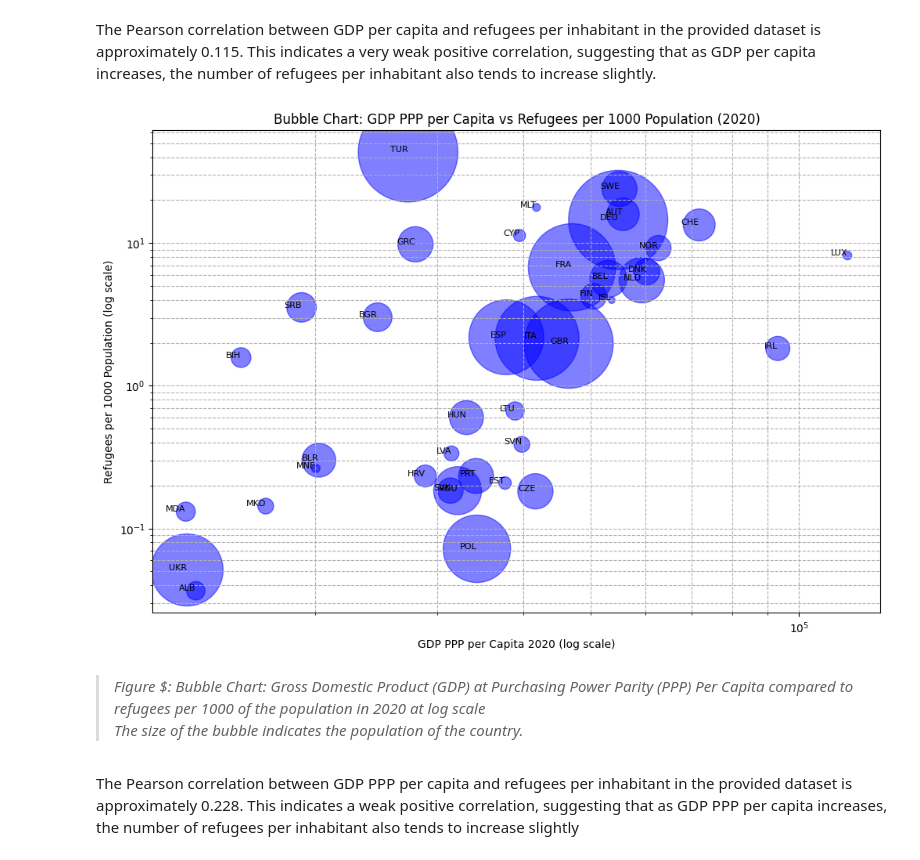
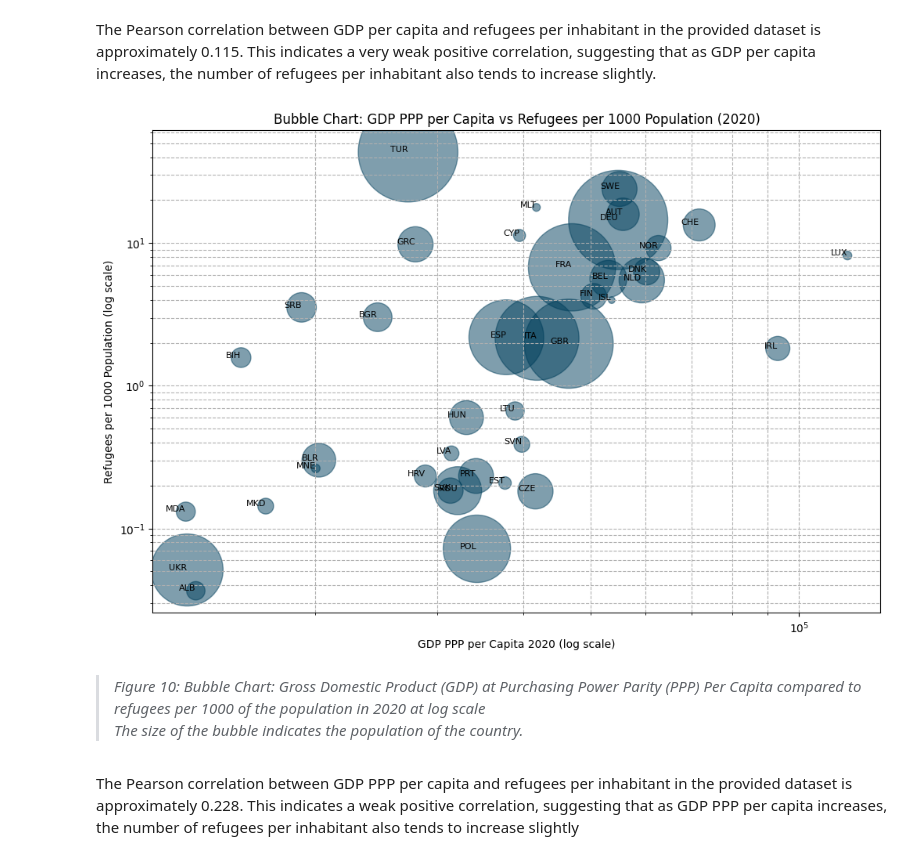
Before and after one commit to Nand-uva/InfoVis, a Jupyter notebook: _sources/docs/notebook.ipynb, the cells around one changed output. Cells and saved outputs as stored; diff of their text form; code cells hidden in the pictures.

```diff
--- a/_sources/docs/notebook.ipynb
+++ b/_sources/docs/notebook.ipynb
@@ -402,37 +414,37 @@ The Pearson correlation between GDP per capita and refugees per inhabitant in th
 # %%
 file_path = 'DataSets/GDP_PPP_Per_Capita_Europe.csv'
 data = pd.read_csv(file_path)
 
 # Remove non-finite values in relevant columns
 data_cleaned = data.dropna(subset=['GDP PPP per Capita 2020', 'Population 2020', 'Refugees 2020']).reset_index(drop=True)
 
 # Calculate refugees per 1,000 population
 data_cleaned['Refugees per 1000 Population'] = data_cleaned['Refugees 2020'] / (data_cleaned['Population 2020'] / 1000)
 
 # Bubble chart with GDP per Capita (log scale) and Refugees per 1,000 Population (log scale)
 plt.figure(figsize=(12, 8))
 bubble_size = data_cleaned['Population 2020'] / 10000
 
 plt.scatter(data_cleaned['GDP PPP per Capita 2020'], data_cleaned['Refugees per 1000 Population'],
-            s=bubble_size, alpha=0.5, c='blue')
+            s=bubble_size, alpha=0.5, c='#003f5c')
 
 plt.xscale('log')
 plt.yscale('log')
 plt.xlabel('GDP PPP per Capita 2020 (log scale)')
 plt.ylabel('Refugees per 1000 Population (log scale)')
 plt.title('Bubble Chart: GDP PPP per Capita vs Refugees per 1000 Population (2020)')
 plt.grid(True, which="both", ls="--")
 
 # Annotate each bubble with the country name
 for i in range(data_cleaned.shape[0]):
     plt.text(data_cleaned['GDP PPP per Capita 2020'][i], data_cleaned['Refugees per 1000 Population'][i],
              data_cleaned['ISO_Code'][i], fontsize=8, ha='right')
 
 plt.show()
 # %% [output]
-[figure, old version]
+[figure, new version]
 # %% [markdown]
-> *Figure \$: Bubble Chart: Gross Domestic Product (GDP) at Purchasing Power Parity (PPP) Per Capita compared to refugees per 1000 of the population in 2020 at log scale* \
+> *Figure 10: Bubble Chart: Gross Domestic Product (GDP) at Purchasing Power Parity (PPP) Per Capita compared to refugees per 1000 of the population in 2020 at log scale* \
 > *The size of the bubble indicates the population of the country.*
 # %% [markdown]
 The Pearson correlation between GDP PPP per capita and refugees per inhabitant in the provided dataset is approximately 0.228. This indicates a weak positive correlation, suggesting that as GDP PPP per capita increases, the number of refugees per inhabitant also tends to increase slightly
```
Also changed, not shown: parts of 23 cells of this notebook, 17 other files.
